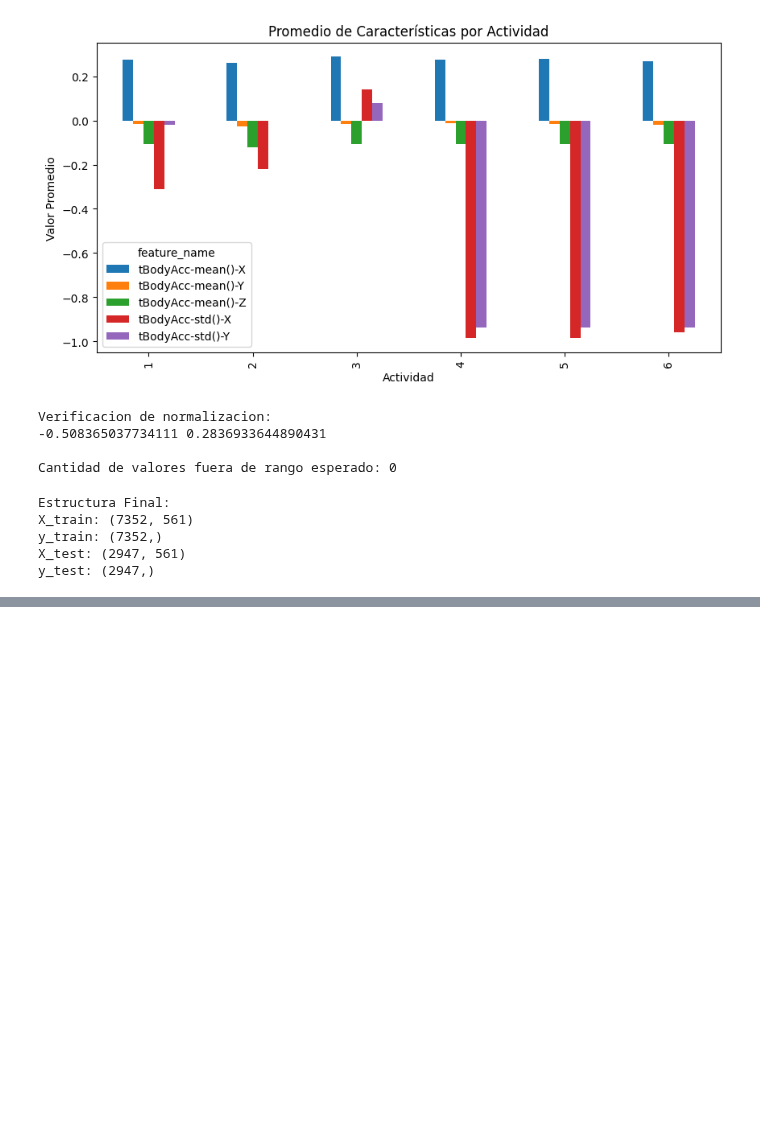
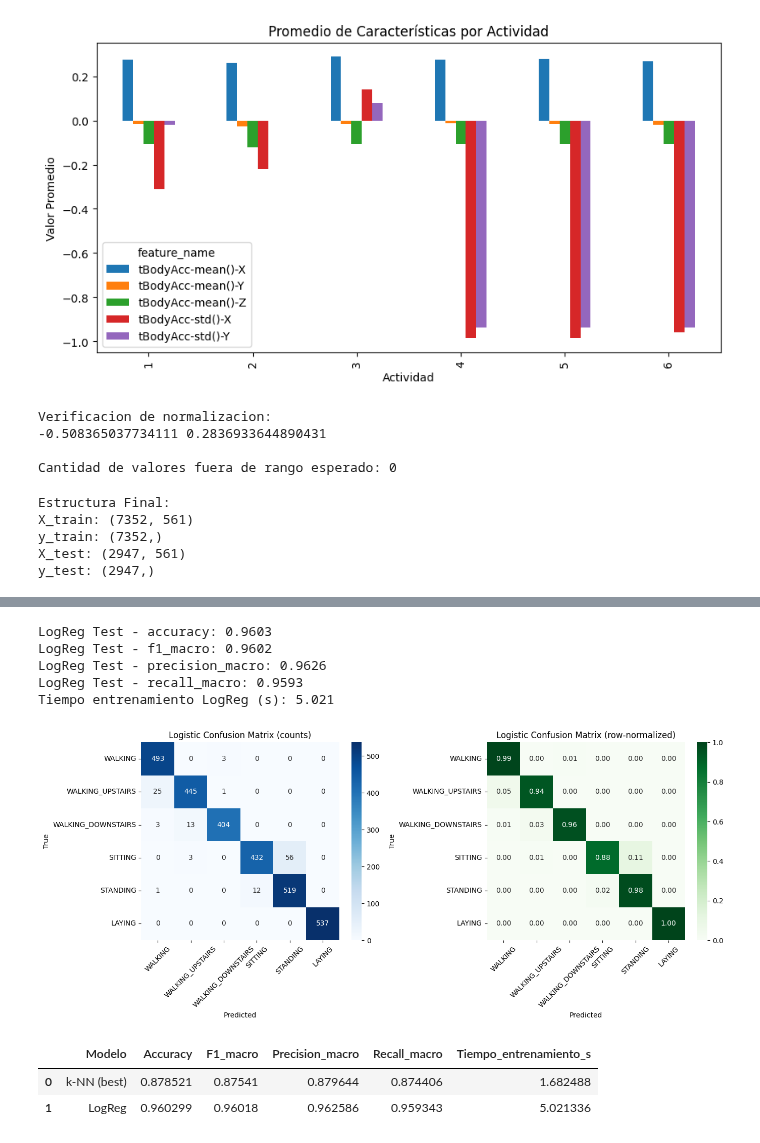
Before and after one commit to BaljeetTM/Tarea1_dataScience, a Jupyter notebook: Taller2.ipynb, the cells around one changed output, grey strips where cells are left out. Drawn from its saved outputs; the diff is of its cells as text; code cells hidden in the pictures; blank space fills up the shorter version.

```diff
--- a/Taller2.ipynb
+++ b/Taller2.ipynb
@@ -182,0 +267,59 @@ y_test: (2947,)
+# %%
+log_clf = LogisticRegression(multi_class='auto', solver='lbfgs', max_iter=2000, n_jobs=-1)
+t0 = time.time()
+log_clf.fit(X_train, y_train_labels)
+t_log_train = time.time() - t0
+y_pred_log = log_clf.predict(X_test)
+acc_log = accuracy_score(y_test_labels, y_pred_log)
+f1_log = f1_score(y_test_labels, y_pred_log, average='macro')
+prec_log = precision_score(y_test_labels, y_pred_log, average='macro')
+rec_log = recall_score(y_test_labels, y_pred_log, average='macro')
+cm_log = confusion_matrix(y_test_labels, y_pred_log)
+
+print("LogReg Test - accuracy:", round(acc_log, 4))
+print("LogReg Test - f1_macro:", round(f1_log, 4))
+print("LogReg Test - precision_macro:", round(prec_log, 4))
+print("LogReg Test - recall_macro:", round(rec_log, 4))
+print("Tiempo entrenamiento LogReg (s):", round(t_log_train, 3))
+
+labels = activities['activity_name']
+fig, axes = plt.subplots(1, 2, figsize=(14, 6))
+sns.heatmap(cm_log, annot=True, fmt='d', cmap='Blues',
+            xticklabels=labels, yticklabels=labels, ax=axes[0])
+axes[0].set_xlabel('Predicted')
+axes[0].set_ylabel('True')
+axes[0].set_title('Logistic Confusion Matrix (counts)')
+axes[0].tick_params(axis='x', rotation=45)
+axes[0].tick_params(axis='y', rotation=0)
+
+cm_log_norm = cm_log.astype('float') / cm_log.sum(axis=1, keepdims=True)
+sns.heatmap(cm_log_norm, annot=True, fmt='.2f', cmap='Greens',
+            xticklabels=labels, yticklabels=labels, ax=axes[1])
+axes[1].set_xlabel('Predicted')
+axes[1].set_ylabel('True')
+axes[1].set_title('Logistic Confusion Matrix (row-normalized)')
+axes[1].tick_params(axis='x', rotation=45)
+axes[1].tick_params(axis='y', rotation=0)
+plt.tight_layout()
+plt.show()
+# %% [output]
+LogReg Test - accuracy: 0.9603
+LogReg Test - f1_macro: 0.9602
+LogReg Test - precision_macro: 0.9626
+LogReg Test - recall_macro: 0.9593
+Tiempo entrenamiento LogReg (s): 5.021
+[figure, added]
+# %%
+summary = pd.DataFrame({
+    'Modelo': ['k-NN (best)', 'LogReg'],
+    'Accuracy': [acc_knn, acc_log],
+    'F1_macro': [f1_knn, f1_log],
+    'Precision_macro': [prec_knn, prec_log],
+    'Recall_macro': [rec_knn, rec_log],
+    'Tiempo_entrenamiento_s': [t_knn_train, t_log_train]
+})
+summary
+# %% [output]
+|  | Modelo | Accuracy | F1_macro | Precision_macro | Recall_macro | Tiempo_entrenamiento_s |
+| 0 | k-NN (best) | 0.878521 | 0.87541 | 0.879644 | 0.874406 | 1.682488 |
+| 1 | LogReg | 0.960299 | 0.96018 | 0.962586 | 0.959343 | 5.021336 |
```
Also changed, not shown: parts of 18 cells of this notebook.
